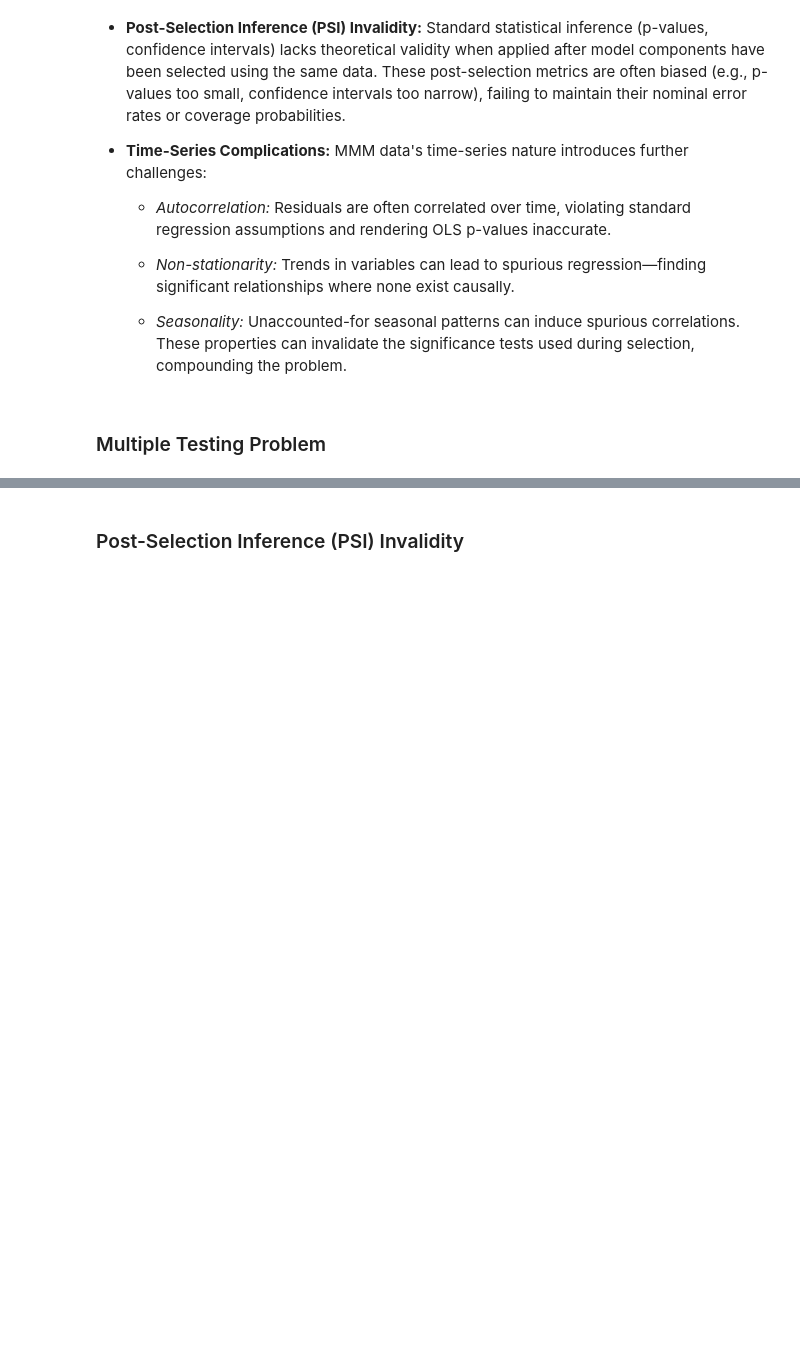
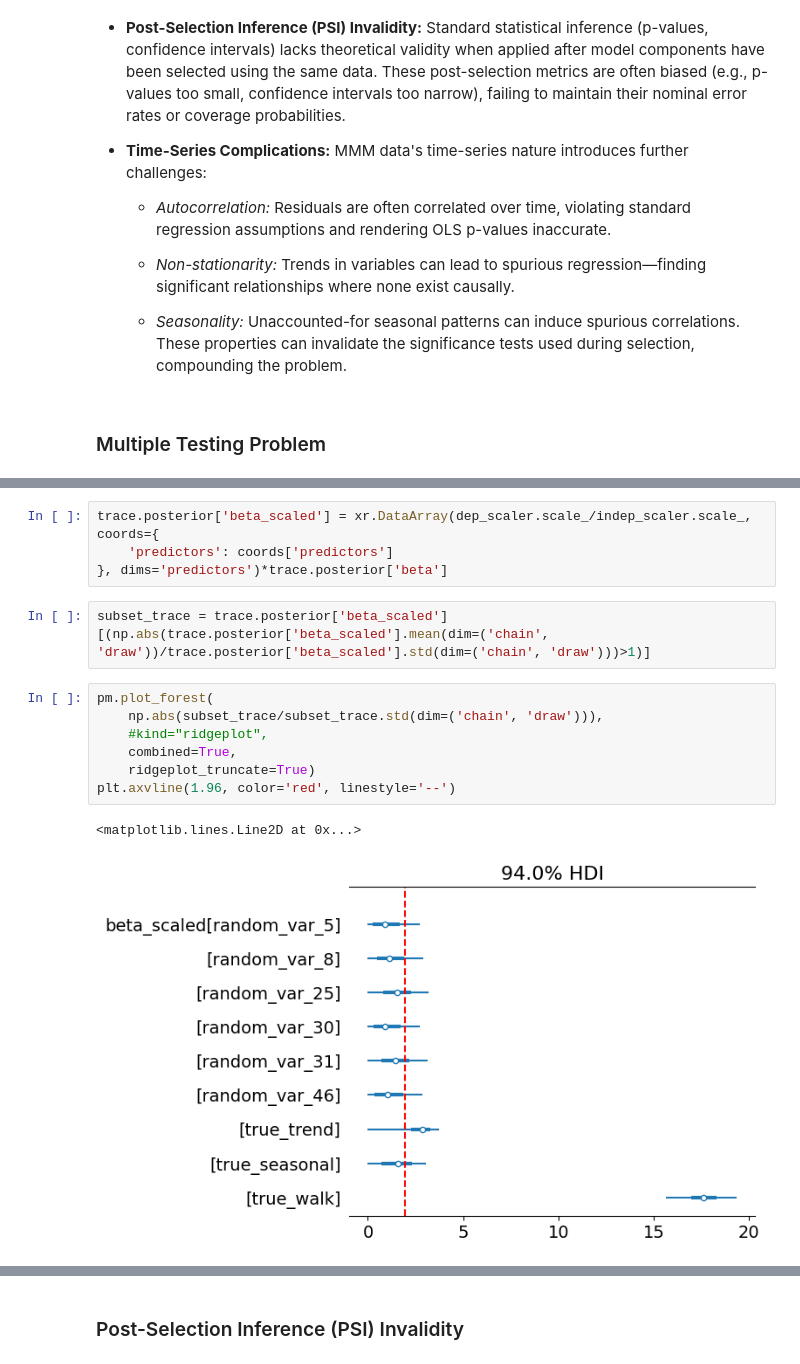
Before and after one commit to redam94/common_regression_issues, a Jupyter notebook: nbs/02_the_illusion_of_significance.ipynb, the cells around one changed output, grey strips where cells are left out. Drawn from its saved outputs; the diff is of its cells as text; blank space fills up the shorter version.

```diff
--- a/nbs/02_the_illusion_of_significance.ipynb
+++ b/nbs/02_the_illusion_of_significance.ipynb
@@ -54,0 +400,16 @@ The selection of factors and transformations in MMM faces a confluence of statis
+# %%
+trace.posterior['beta_scaled'] = xr.DataArray(dep_scaler.scale_/indep_scaler.scale_, coords={
+    'predictors': coords['predictors']
+}, dims='predictors')*trace.posterior['beta']
+# %%
+subset_trace = trace.posterior['beta_scaled'][(np.abs(trace.posterior['beta_scaled'].mean(dim=('chain', 'draw'))/trace.posterior['beta_scaled'].std(dim=('chain', 'draw')))>1)]
+# %%
+pm.plot_forest(
+    np.abs(subset_trace/subset_trace.std(dim=('chain', 'draw'))),
+    #kind="ridgeplot",
+    combined=True,
+    ridgeplot_truncate=True)
+plt.axvline(1.96, color='red', linestyle='--')
+# %% [output]
+<matplotlib.lines.Line2D at 0x...>
+[figure, added]
```
Also changed, not shown: parts of 19 cells of this notebook.
